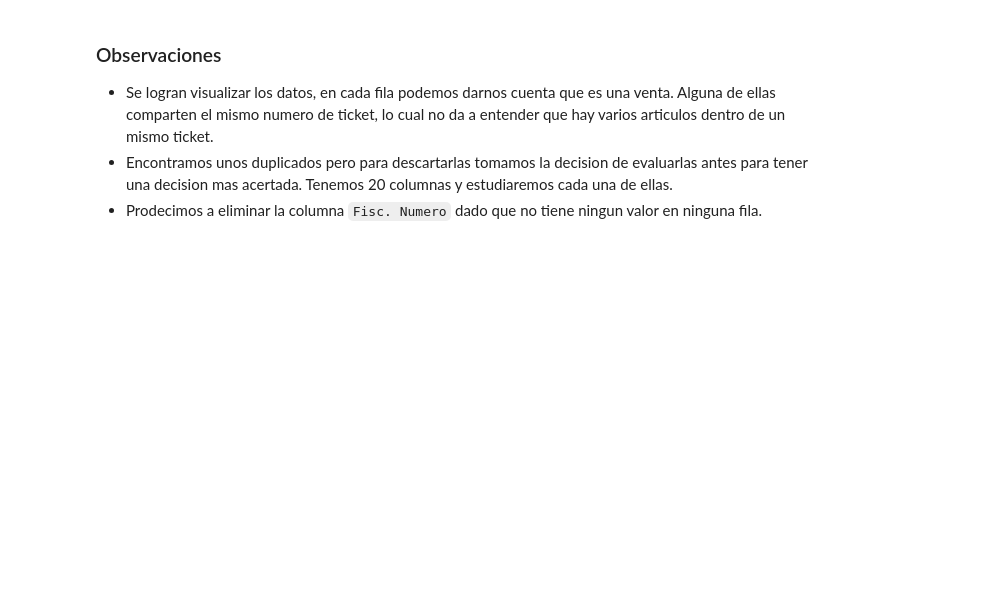
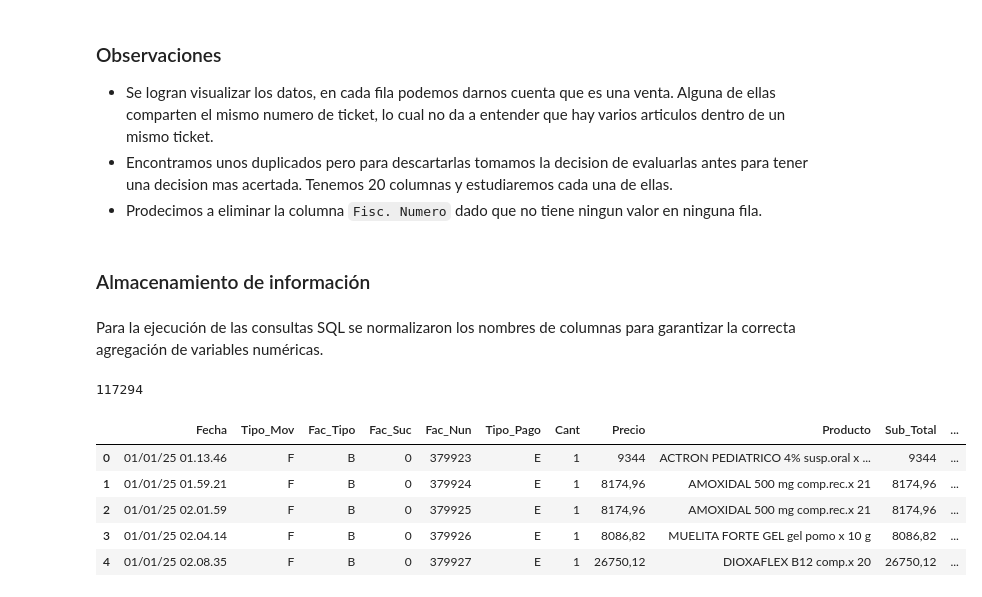
Before and after one commit to 4GeeksAcademy/sp-ml-20-final-project-g2, a Jupyter notebook: src/Final-project-Grupo2-InetaAnthonnyGuillermo.ipynb, the cells around one changed output. Saved outputs shown, nothing was run; the diff lists cells and outputs as text; code cells hidden in the pictures; blank space fills up the shorter version.

```diff
--- a/src/Final-project-Grupo2-InetaAnthonnyGuillermo.ipynb
+++ b/src/Final-project-Grupo2-InetaAnthonnyGuillermo.ipynb
@@ -98,0 +102,2 @@ np.int64(0)
+# %% [markdown]
+### Almacenamiento de información
@@ -98,0 +106,21 @@ np.int64(0)
+# %% [markdown]
+Para la ejecución de las consultas SQL se normalizaron los nombres de columnas para garantizar la correcta agregación de variables numéricas.
+# %%
+# Create connection to SQLite
+conn = sqlite3.connect('farmacia-datos.db')
+# %%
+# Save table
+df.to_sql('ventas', conn, if_exists='replace', index=False)
+# %% [output]
+117294
+# %%
+# Verify that the table exists
+query = 'SELECT * FROM ventas LIMIT 5;'
+pd.read_sql(query, conn)
+# %% [output]
+|  | Fecha | Tipo_Mov | Fac_Tipo | Fac_Suc | Fac_Nun | Tipo_Pago | Cant | Precio | Producto | Sub_Total | ... |
+| 0 | 01/01/25 01.13.46 | F | B | 0 | 379923 | E | 1 | 9344 | ACTRON PEDIATRICO 4% susp.oral x ... | 9344 | ... |
+| 1 | 01/01/25 01.59.21 | F | B | 0 | 379924 | E | 1 | 8174,96 | AMOXIDAL 500 mg comp.rec.x 21 | 8174,96 | ... |
+| 2 | 01/01/25 02.01.59 | F | B | 0 | 379925 | E | 1 | 8174,96 | AMOXIDAL 500 mg comp.rec.x 21 | 8174,96 | ... |
+| 3 | 01/01/25 02.04.14 | F | B | 0 | 379926 | E | 1 | 8086,82 | MUELITA FORTE GEL gel pomo x 10 g | 8086,82 | ... |
+| 4 | 01/01/25 02.08.35 | F | B | 0 | 379927 | E | 1 | 26750,12 | DIOXAFLEX B12 comp.x 20 | 26750,12 | ... |
```
Also changed, not shown: parts of 21 cells of this notebook, 4 other files.
